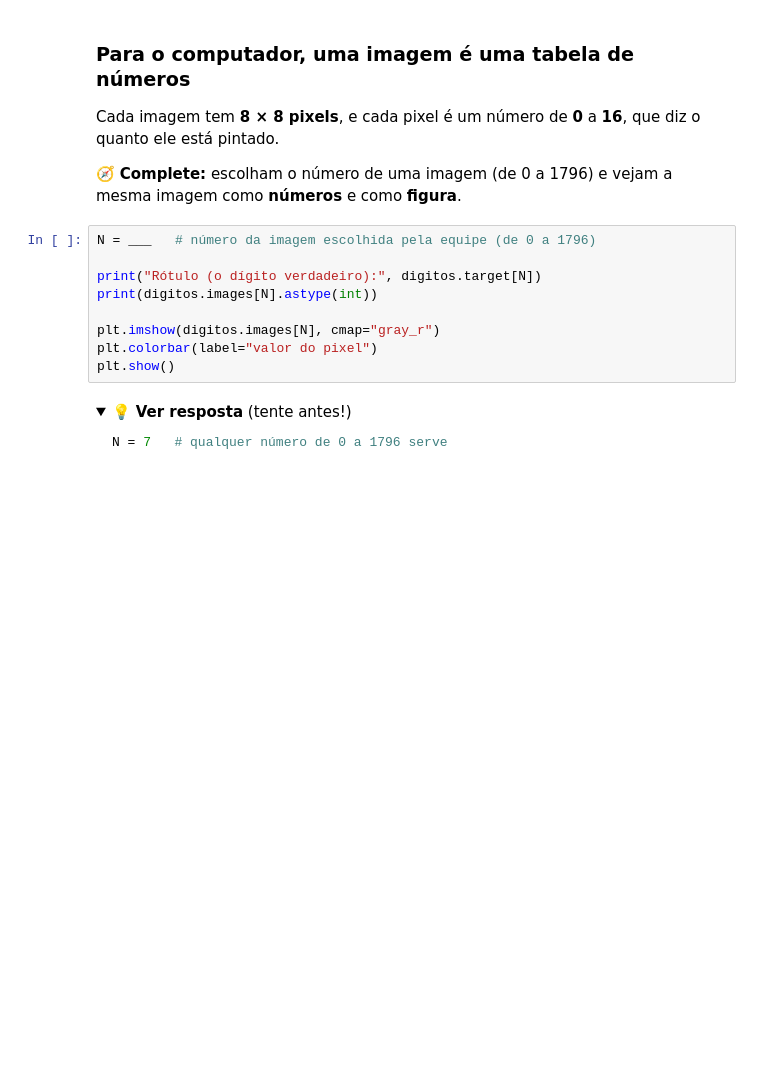
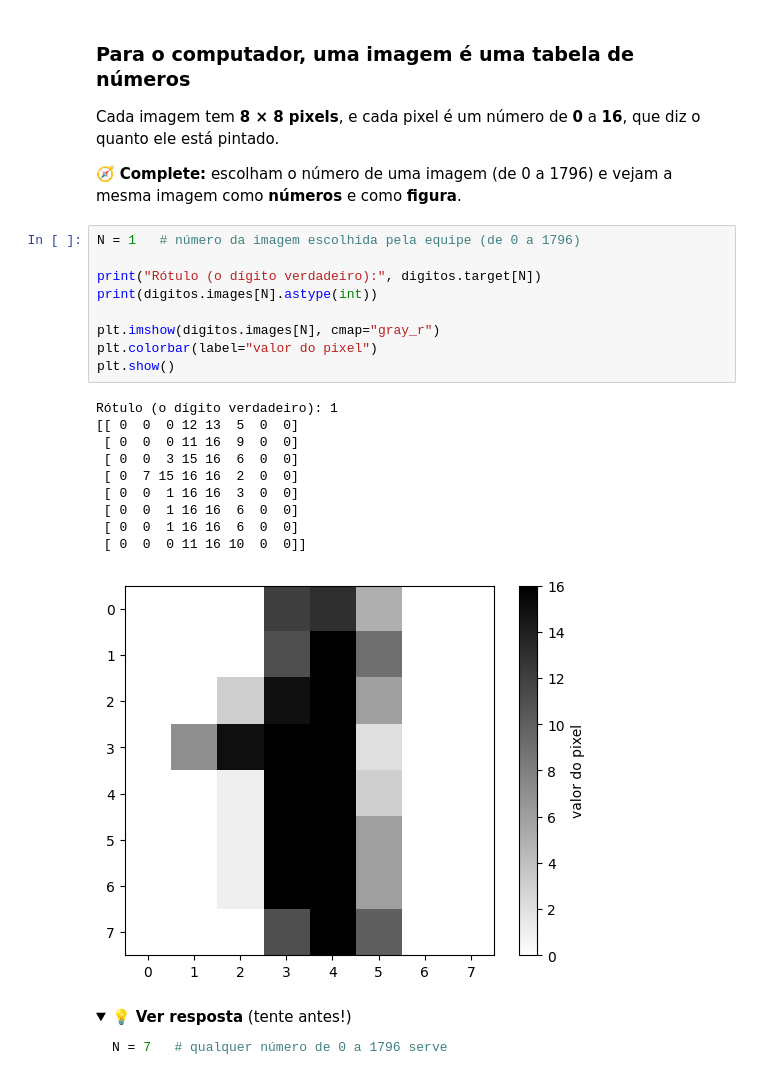
Before and after one commit to bancolegra-dot/cd-20226, a Jupyter notebook: praticas/pratica03-3-redes-neurais.ipynb, the cells around one changed output. Cells and saved outputs as stored; diff of their text form; folded sections open; blank space fills up the shorter version.

```diff
--- a/praticas/pratica03-3-redes-neurais.ipynb
+++ b/praticas/pratica03-3-redes-neurais.ipynb
@@ -70,14 +76,25 @@ Cada imagem tem **8 × 8 pixels**, e cada pixel é um número de **0** a **16**,
 
 🧭 **Complete:** escolham o número de uma imagem (de 0 a 1796) e vejam a mesma imagem como **números** e como **figura**.
 # %%
-N = ___   # número da imagem escolhida pela equipe (de 0 a 1796)
+N = 1   # número da imagem escolhida pela equipe (de 0 a 1796)
 
 print("Rótulo (o dígito verdadeiro):", digitos.target[N])
 print(digitos.images[N].astype(int))
 
 plt.imshow(digitos.images[N], cmap="gray_r")
 plt.colorbar(label="valor do pixel")
 plt.show()
+# %% [output]
+Rótulo (o dígito verdadeiro): 1
+[[ 0  0  0 12 13  5  0  0]
+ [ 0  0  0 11 16  9  0  0]
+ [ 0  0  3 15 16  6  0  0]
+ [ 0  7 15 16 16  2  0  0]
+ [ 0  0  1 16 16  3  0  0]
+ [ 0  0  1 16 16  6  0  0]
+ [ 0  0  1 16 16  6  0  0]
+ [ 0  0  0 11 16 10  0  0]]
+[figure, added]
 # %% [markdown]
 <details>
 <summary>💡 <b>Ver resposta</b> (tente antes!)</summary>
```
Also changed, not shown: parts of 23 cells of this notebook.
